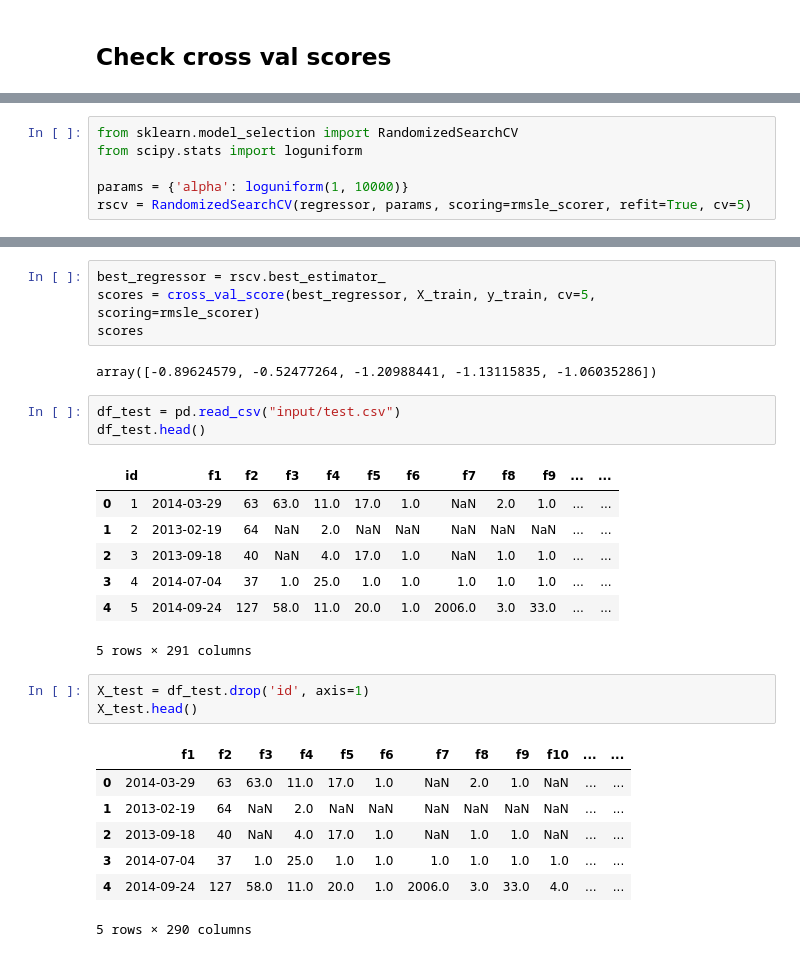
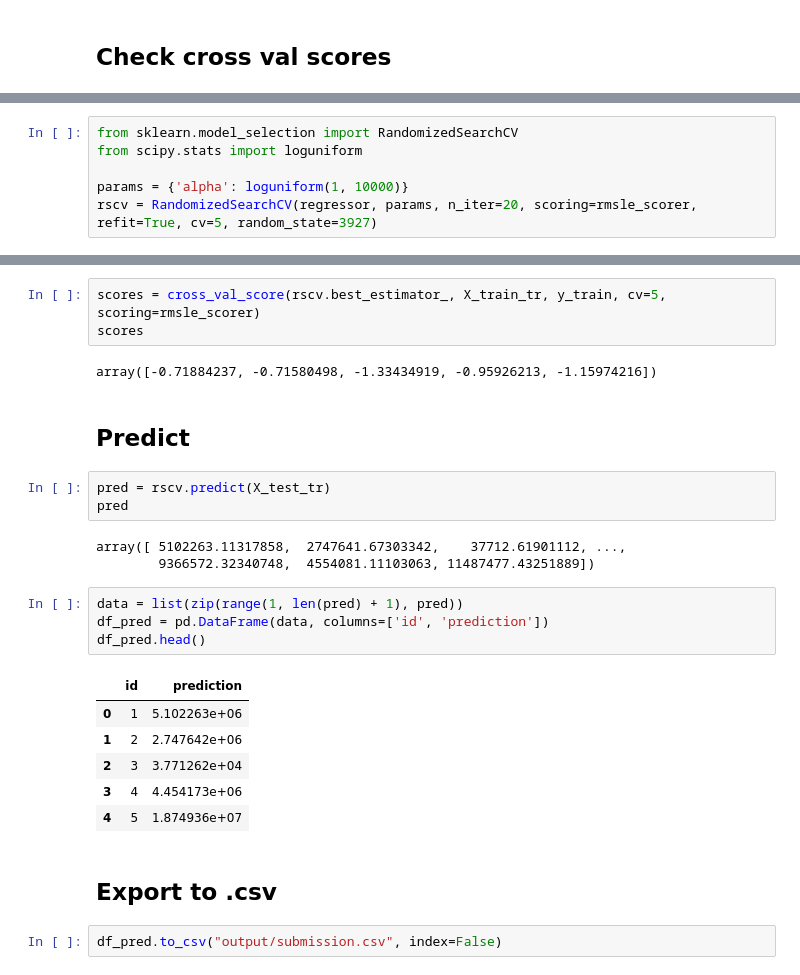
Before and after one commit to scikodot/msu-share, a Jupyter notebook: ml/competition02/competition02.ipynb, the cells around one changed output, grey strips where cells are left out. Cells and saved outputs as stored; diff of their text form.

Commit message:
ml competition02: add predict and output

```diff
--- a/ml/competition02/competition02.ipynb
+++ b/ml/competition02/competition02.ipynb
@@ -430,5 +534,5 @@ from sklearn.model_selection import RandomizedSearchCV
 from scipy.stats import loguniform
 
 params = {'alpha': loguniform(1, 10000)}
-rscv = RandomizedSearchCV(regressor, params, scoring=rmsle_scorer, refit=True, cv=5)
+rscv = RandomizedSearchCV(regressor, params, n_iter=20, scoring=rmsle_scorer, refit=True, cv=5, random_state=3927)
 # %%
@@ -444,28 +549,28 @@ rscv.best_params_
 # %%
-best_regressor = rscv.best_estimator_
-scores = cross_val_score(best_regressor, X_train, y_train, cv=5, scoring=rmsle_scorer)
+scores = cross_val_score(rscv.best_estimator_, X_train_tr, y_train, cv=5, scoring=rmsle_scorer)
 scores
 # %% [output]
-array([-0.89624579, -0.52477264, -1.20988441, -1.13115835, -1.06035286])
+array([-0.71884237, -0.71580498, -1.33434919, -0.95926213, -1.15974216])
-# %%
-df_test = pd.read_csv("input/test.csv")
-df_test.head()
-# %% [output]
-|  | id | f1 | f2 | f3 | f4 | f5 | f6 | f7 | f8 | f9 | ... | ... |
-| 0 | 1 | 2014-03-29 | 63 | 63.0 | 11.0 | 17.0 | 1.0 | NaN | 2.0 | 1.0 | ... | ... |
-| 1 | 2 | 2013-02-19 | 64 | NaN | 2.0 | NaN | NaN | NaN | NaN | NaN | ... | ... |
-| 2 | 3 | 2013-09-18 | 40 | NaN | 4.0 | 17.0 | 1.0 | NaN | 1.0 | 1.0 | ... | ... |
-| 3 | 4 | 2014-07-04 | 37 | 1.0 | 25.0 | 1.0 | 1.0 | 1.0 | 1.0 | 1.0 | ... | ... |
-| 4 | 5 | 2014-09-24 | 127 | 58.0 | 11.0 | 20.0 | 1.0 | 2006.0 | 3.0 | 33.0 | ... | ... |
-5 rows × 291 columns
-# %%
-X_test = df_test.drop('id', axis=1)
-X_test.head()
-# %% [output]
-|  | f1 | f2 | f3 | f4 | f5 | f6 | f7 | f8 | f9 | f10 | ... | ... |
-| 0 | 2014-03-29 | 63 | 63.0 | 11.0 | 17.0 | 1.0 | NaN | 2.0 | 1.0 | NaN | ... | ... |
-| 1 | 2013-02-19 | 64 | NaN | 2.0 | NaN | NaN | NaN | NaN | NaN | NaN | ... | ... |
-| 2 | 2013-09-18 | 40 | NaN | 4.0 | 17.0 | 1.0 | NaN | 1.0 | 1.0 | NaN | ... | ... |
-| 3 | 2014-07-04 | 37 | 1.0 | 25.0 | 1.0 | 1.0 | 1.0 | 1.0 | 1.0 | 1.0 | ... | ... |
-| 4 | 2014-09-24 | 127 | 58.0 | 11.0 | 20.0 | 1.0 | 2006.0 | 3.0 | 33.0 | 4.0 | ... | ... |
-5 rows × 290 columns
+# %% [markdown]
+## Predict
+# %%
+pred = rscv.predict(X_test_tr)
+pred
+# %% [output]
+array([ 5102263.11317858,  2747641.67303342,    37712.61901112, ...,
+        9366572.32340748,  4554081.11103063, 11487477.43251889])
+# %%
+data = list(zip(range(1, len(pred) + 1), pred))
+df_pred = pd.DataFrame(data, columns=['id', 'prediction'])
+df_pred.head()
+# %% [output]
+|  | id | prediction |
+| 0 | 1 | 5.102263e+06 |
+| 1 | 2 | 2.747642e+06 |
+| 2 | 3 | 3.771262e+04 |
+| 3 | 4 | 4.454173e+06 |
+| 4 | 5 | 1.874936e+07 |
+# %% [markdown]
+## Export to .csv
+# %%
+df_pred.to_csv("output/submission.csv", index=False)
```
Also changed, not shown: parts of 37 cells of this notebook, 1 other file.
